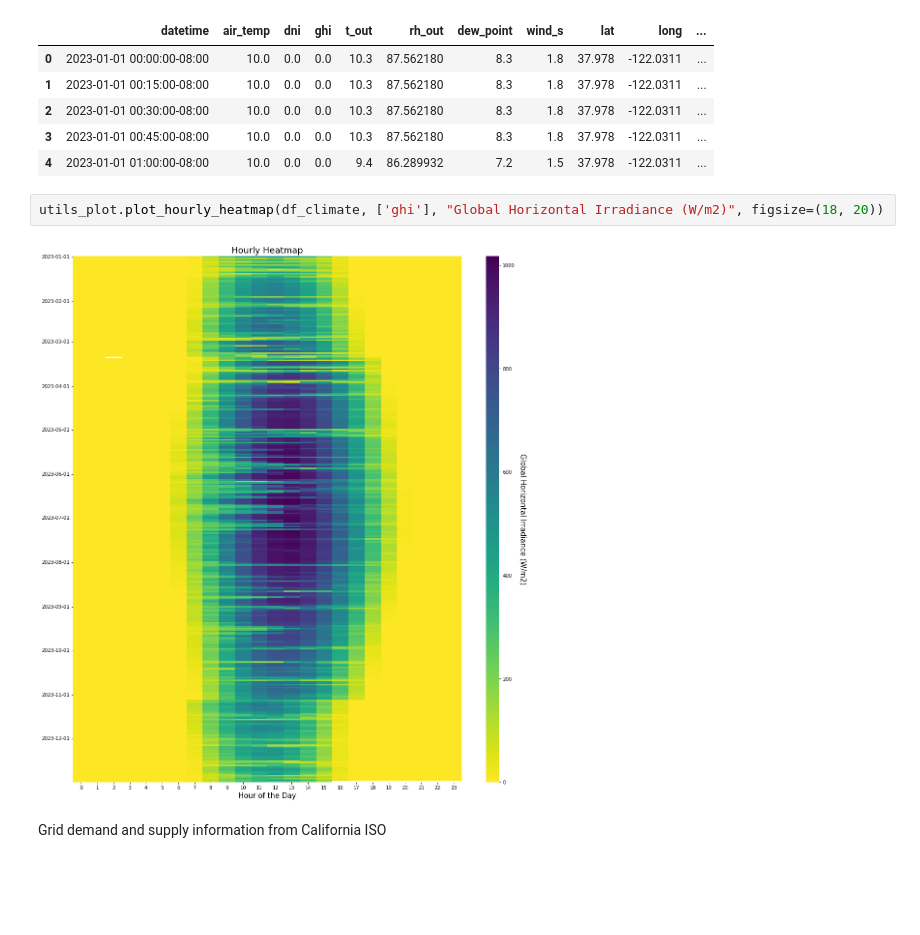
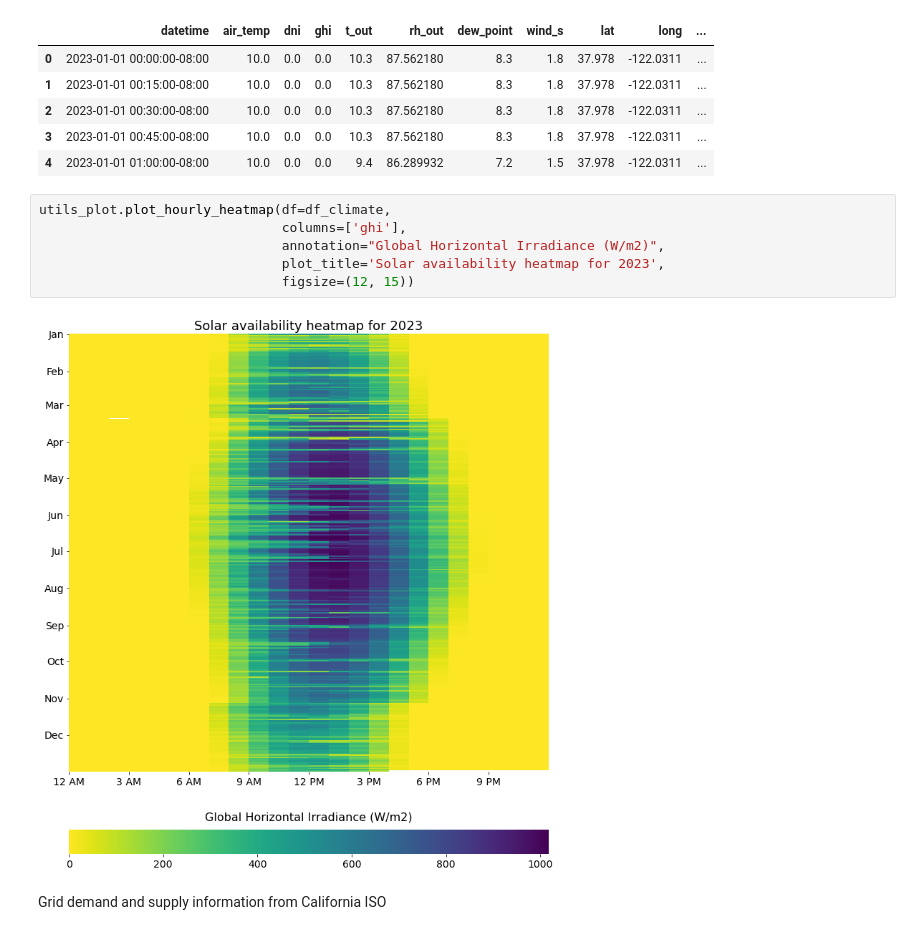
Before and after one commit to ZAY630/ls_sdh, a Jupyter notebook: analysis.ipynb, the cells around one changed output. Cells and saved outputs as stored; diff of their text form; blank space fills up the shorter version.

```diff
--- a/analysis.ipynb
+++ b/analysis.ipynb
@@ -62,9 +68,13 @@ df_climate.head()
 | 3 | 2023-01-01 00:45:00-08:00 | 10.0 | 0.0 | 0.0 | 10.3 | 87.562180 | 8.3 | 1.8 | 37.978 | -122.0311 | ... |
 | 4 | 2023-01-01 01:00:00-08:00 | 10.0 | 0.0 | 0.0 | 9.4 | 86.289932 | 7.2 | 1.5 | 37.978 | -122.0311 | ... |
 # %%
-utils_plot.plot_hourly_heatmap(df_climate, ['ghi'], "Global Horizontal Irradiance (W/m2)", figsize=(18, 20))
+utils_plot.plot_hourly_heatmap(df=df_climate,
+                               columns=['ghi'],
+                               annotation="Global Horizontal Irradiance (W/m2)",
+                               plot_title='Solar availability heatmap for 2023',
+                               figsize=(12, 15))
 # %% [output]
-[figure, old version]
+[figure, new version]
 # %% [markdown]
 Grid demand and supply information from California ISO
 # %%
```
Also changed, not shown: parts of 28 cells of this notebook, 1 other file.
